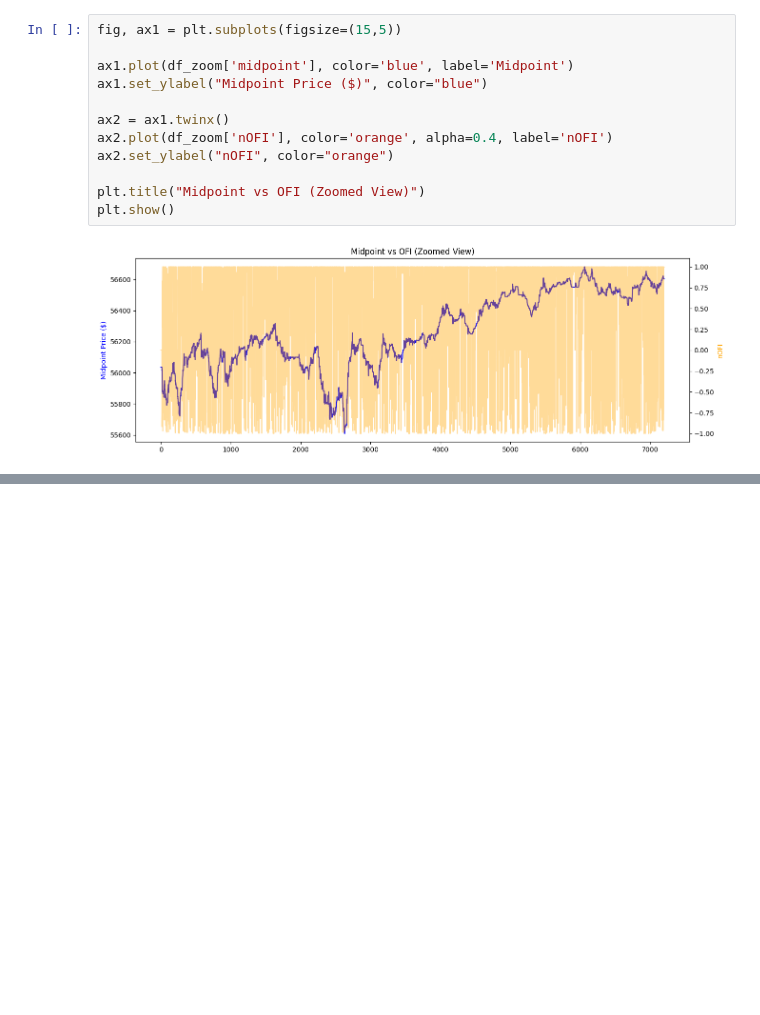
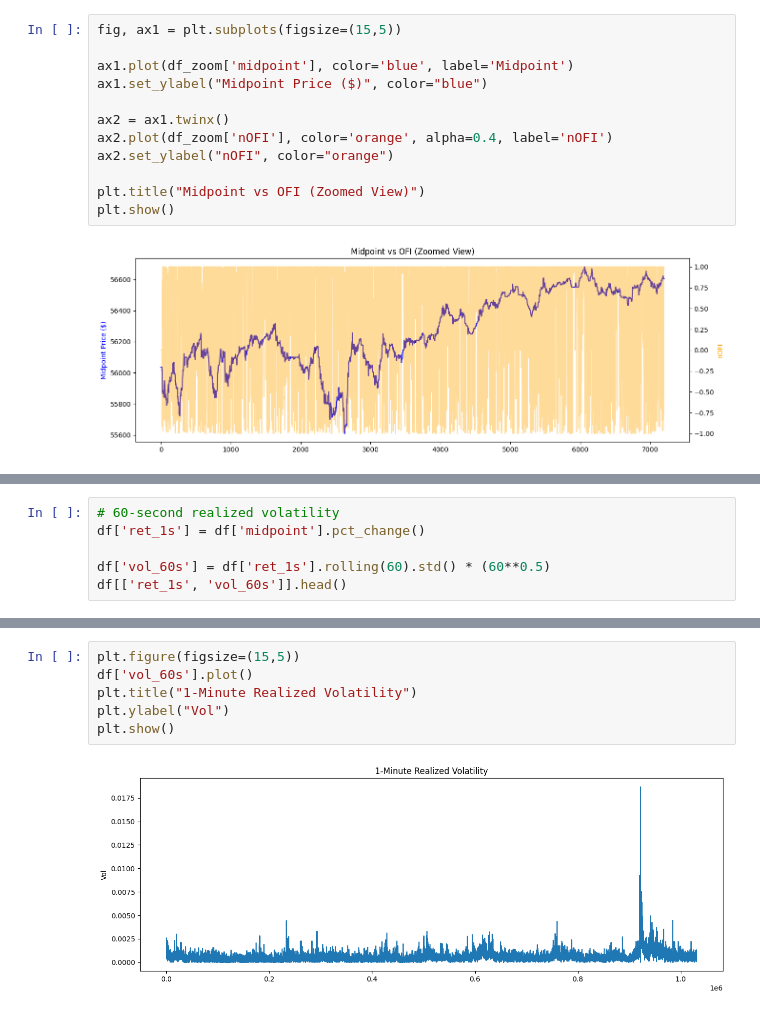
Before and after one commit to nicky5851/execution-simulator, a Jupyter notebook: notebooks/02_microstructure_features.ipynb, the cells around one changed output, grey strips where cells are left out. Drawn from its saved outputs; the diff is of its cells as text; blank space fills up the shorter version.

```diff
--- a/notebooks/02_microstructure_features.ipynb
+++ b/notebooks/02_microstructure_features.ipynb
@@ -67,0 +72,6 @@ plt.show()
+# %%
+# 60-second realized volatility
+df['ret_1s'] = df['midpoint'].pct_change()
+
+df['vol_60s'] = df['ret_1s'].rolling(60).std() * (60**0.5)
+df[['ret_1s', 'vol_60s']].head()
@@ -67,0 +85,8 @@ plt.show()
+# %%
+plt.figure(figsize=(15,5))
+df['vol_60s'].plot()
+plt.title("1-Minute Realized Volatility")
+plt.ylabel("Vol")
+plt.show()
+# %% [output]
+[figure, added]
```
Also changed, not shown: parts of 4 cells of this notebook.
